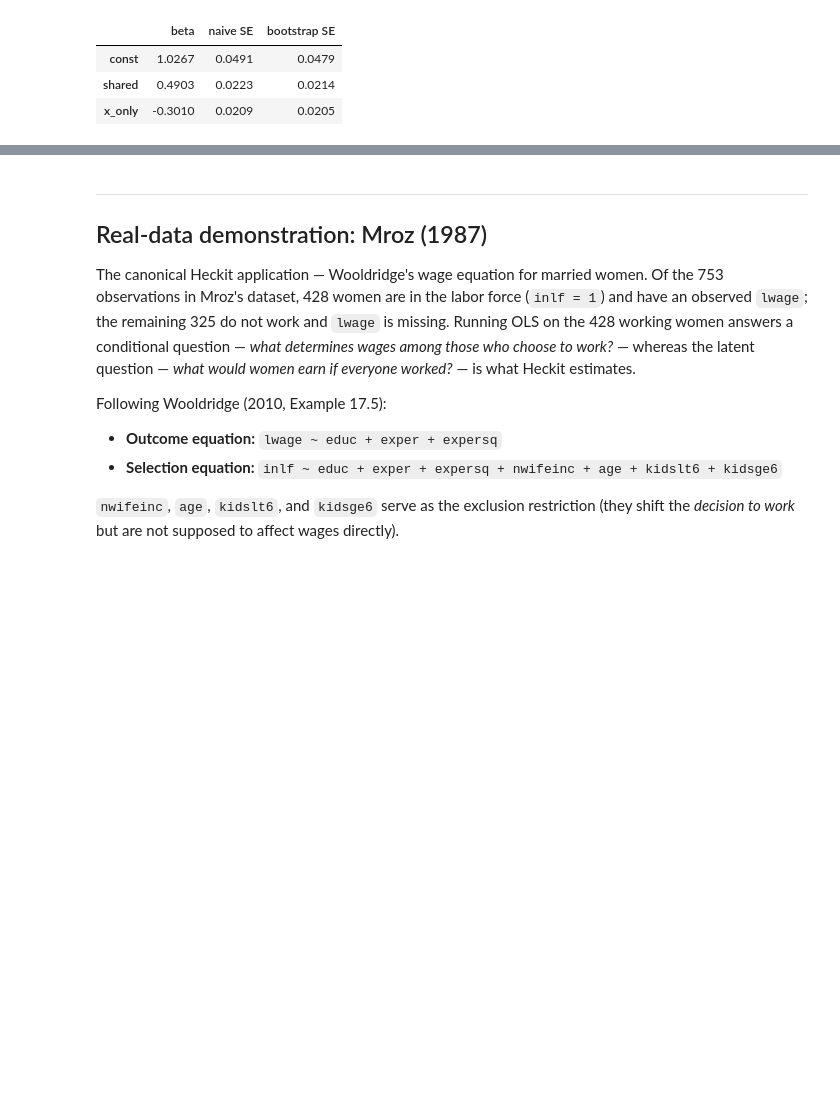
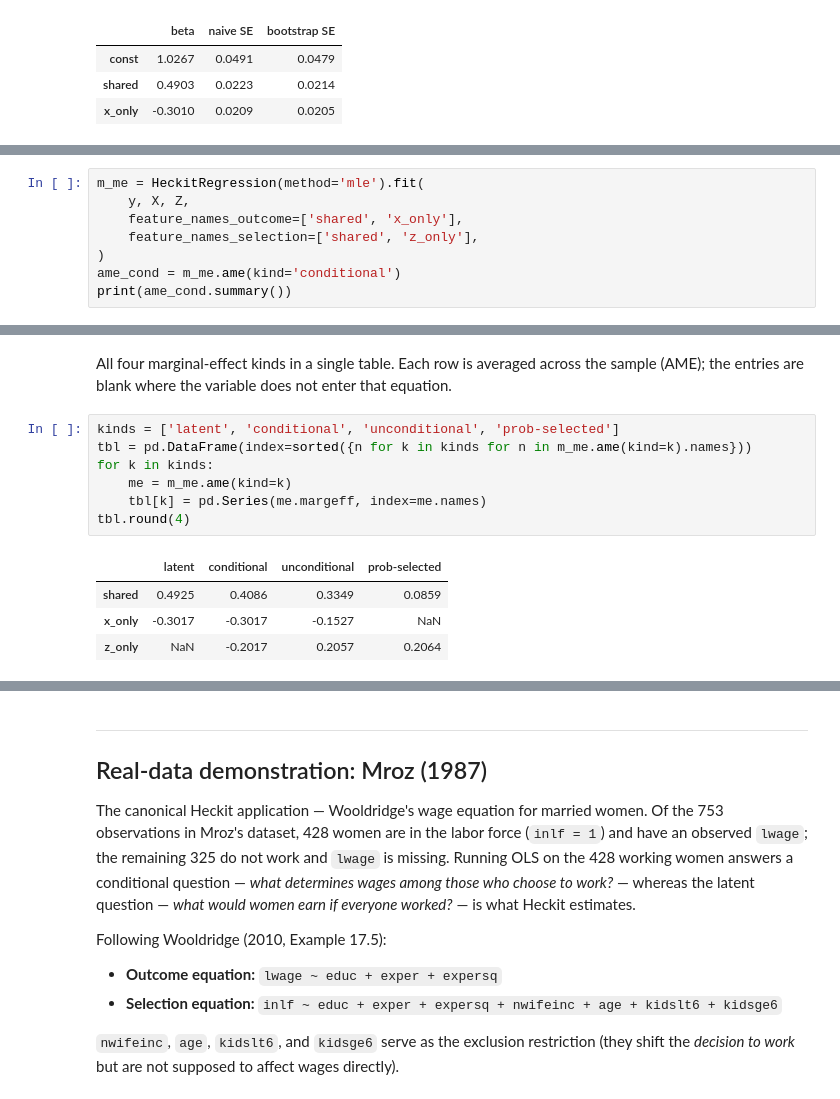
Before and after one commit to Ramis-Paygin/censored-truncated-regression, a Jupyter notebook: examples/06_heckit.ipynb, the cells around one changed output, grey strips where cells are left out. Cells and saved outputs as stored; diff of their text form; blank space fills up the shorter version.

```diff
--- a/examples/06_heckit.ipynb
+++ b/examples/06_heckit.ipynb
@@ -208,0 +330,8 @@ pd.DataFrame({
+# %%
+m_me = HeckitRegression(method='mle').fit(
+    y, X, Z,
+    feature_names_outcome=['shared', 'x_only'],
+    feature_names_selection=['shared', 'z_only'],
+)
+ame_cond = m_me.ame(kind='conditional')
+print(ame_cond.summary())
@@ -208,0 +351,14 @@ pd.DataFrame({
+# %% [markdown]
+All four marginal-effect kinds in a single table. Each row is averaged across the sample (AME); the entries are blank where the variable does not enter that equation.
+# %%
+kinds = ['latent', 'conditional', 'unconditional', 'prob-selected']
+tbl = pd.DataFrame(index=sorted({n for k in kinds for n in m_me.ame(kind=k).names}))
+for k in kinds:
+    me = m_me.ame(kind=k)
+    tbl[k] = pd.Series(me.margeff, index=me.names)
+tbl.round(4)
+# %% [output]
+|  | latent | conditional | unconditional | prob-selected |
+| shared | 0.4925 | 0.4086 | 0.3349 | 0.0859 |
+| x_only | -0.3017 | -0.3017 | -0.1527 | NaN |
+| z_only | NaN | -0.2017 | 0.2057 | 0.2064 |
```
Also changed, not shown: parts of 14 cells of this notebook, 15 other files.
